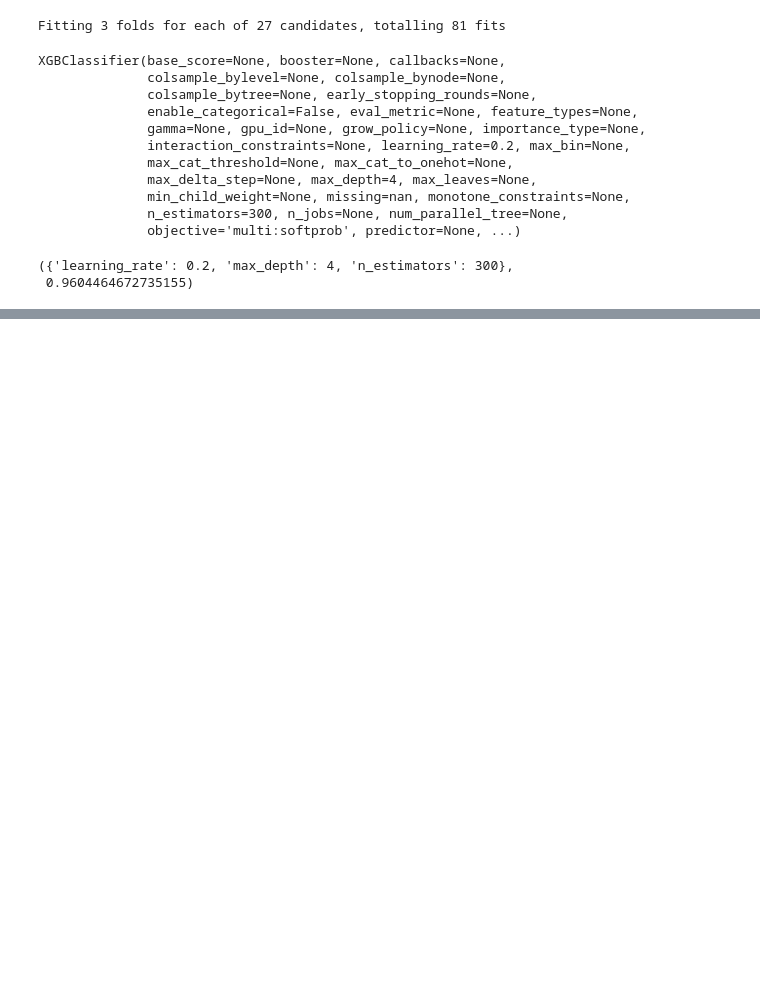
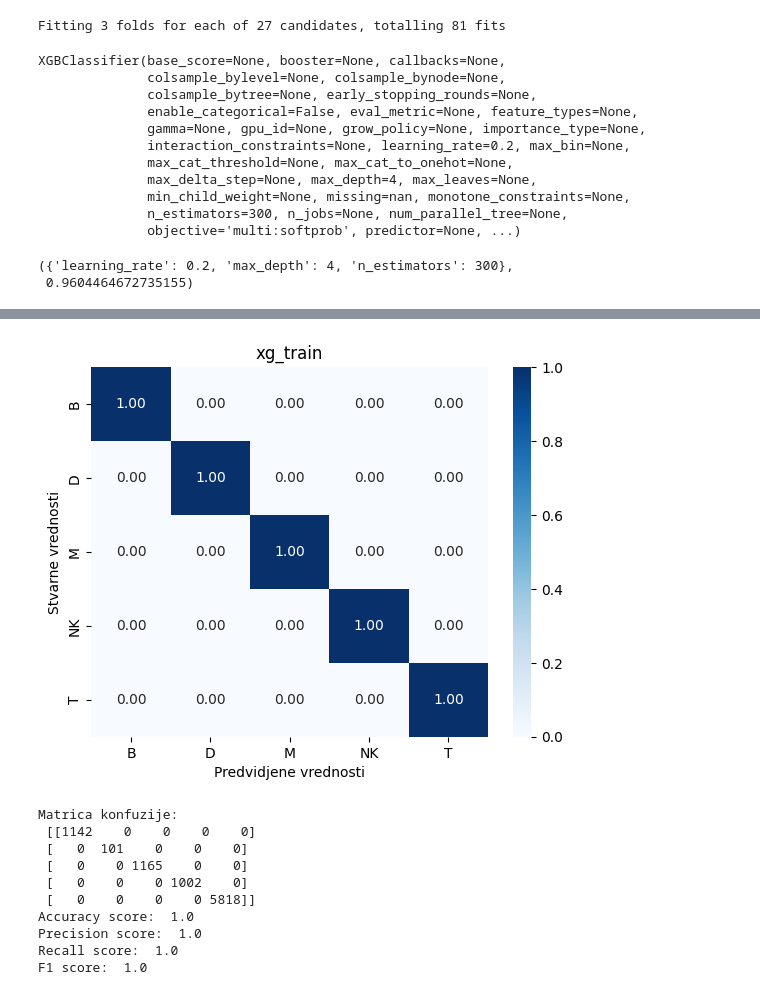
Before and after one commit to bogdans55/ip2-projekat, a Jupyter notebook: models/xgboost.ipynb, the cells around one changed output, grey strips where cells are left out. Saved outputs shown, nothing was run; the diff lists cells and outputs as text; code cells hidden in the pictures; blank space fills up the shorter version.

```diff
--- a/models/xgboost.ipynb
+++ b/models/xgboost.ipynb
@@ -294,0 +116,14 @@ import seaborn as sns
+# %%
+mf.model_info(y_train, best_model.predict(X_train), 'xg_train')
+# %% [output]
+[figure, added]
+Matrica konfuzije:
+ [[1142    0    0    0    0]
+ [   0  101    0    0    0]
+ [   0    0 1165    0    0]
+ [   0    0    0 1002    0]
+ [   0    0    0    0 5818]]
+Accuracy score:  1.0
+Precision score:  1.0
+Recall score:  1.0
+F1 score:  1.0
```
Also changed, not shown: parts of 22 cells of this notebook, 7 other files.
